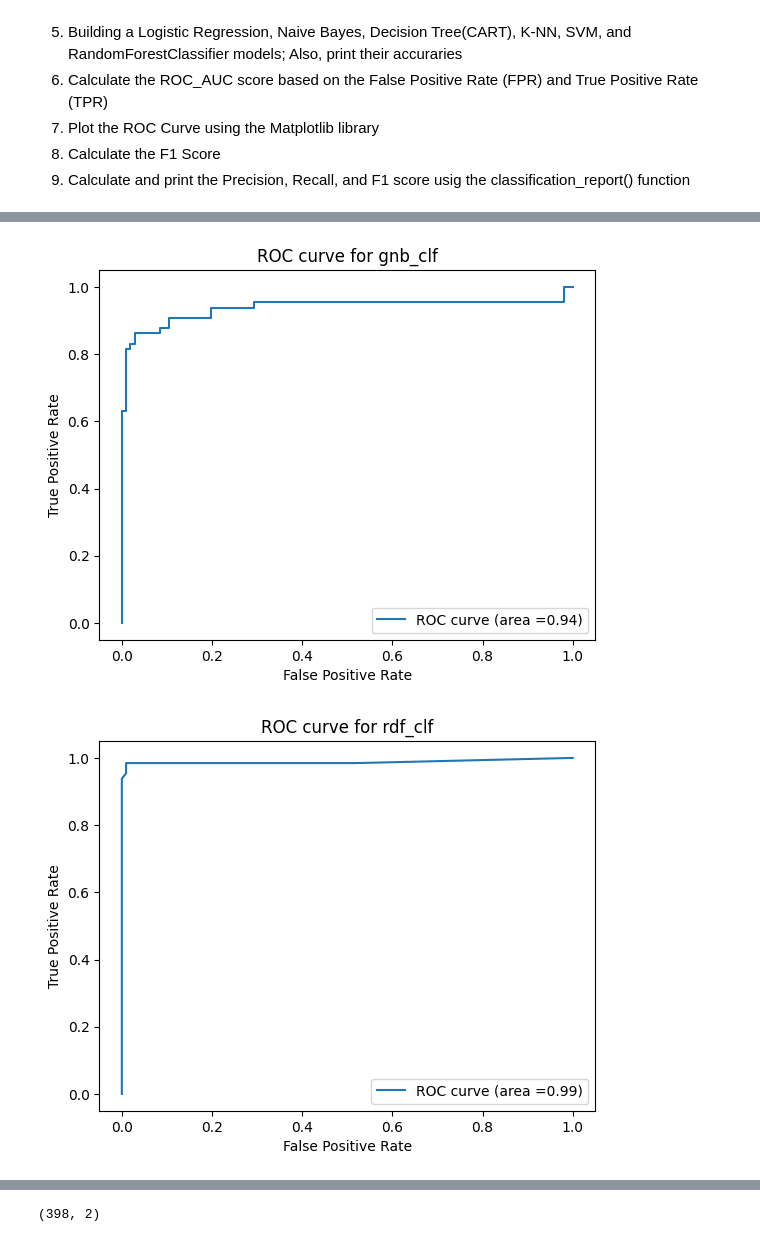
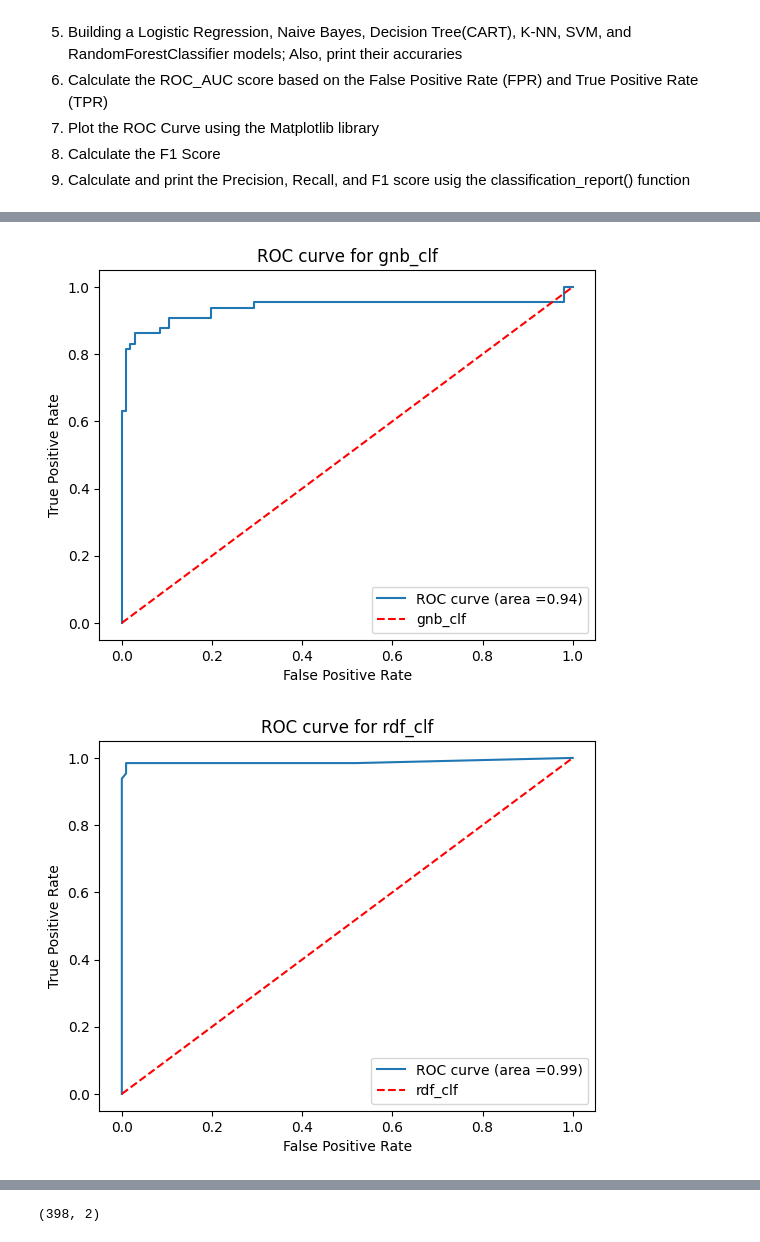
Before and after one commit to ekefan/ml_projects_for_edureka_internship, a Jupyter notebook: Ass6_Task1.ipynb, the cells around one changed output, grey strips where cells are left out. Cells and saved outputs as stored; diff of their text form; code cells hidden in the pictures.

```diff
--- a/Ass6_Task1.ipynb
+++ b/Ass6_Task1.ipynb
@@ -212,6 +212,7 @@ for name, model in models.items():
     model_classification_reports[name] = classification_report(y_test, y_preds)
     fig, ax = plt.subplots()
     ax.plot(fpr, tpr, label='ROC curve (area =%0.2f)' % roc_auc)
+    ax.plot([0, 1], [0, 1], 'r--', label=name)
     ax.set_xlabel('False Positive Rate')
     ax.set_ylabel('True Positive Rate')
     ax.set_title('ROC curve for %s' % name)
@@ -221,2 +222,2 @@ for name, model in models.items():
-[figure, old version]
+[figure, new version]
-[figure, old version]
+[figure, new version]
```
Also changed, not shown: parts of 2 cells of this notebook.
